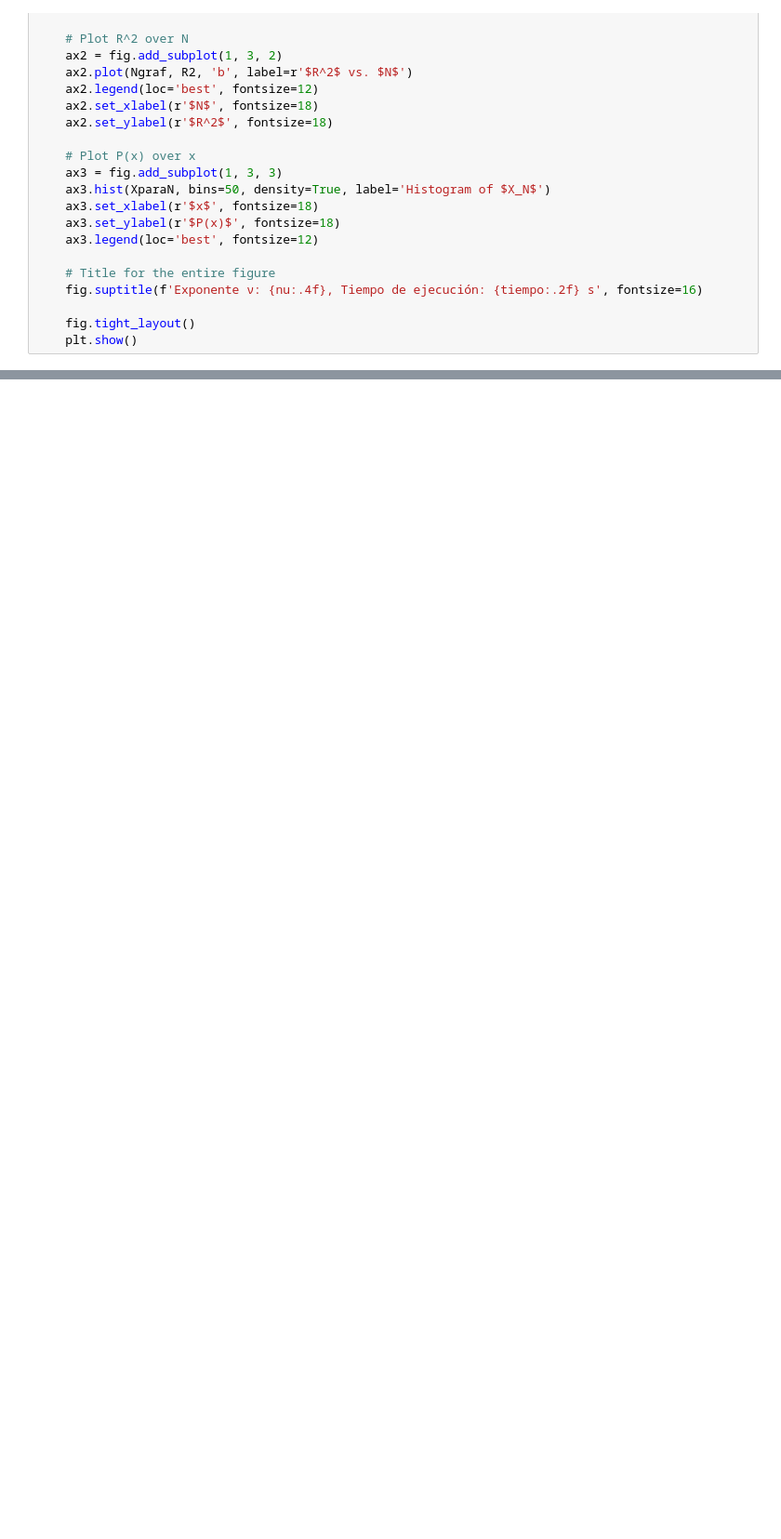
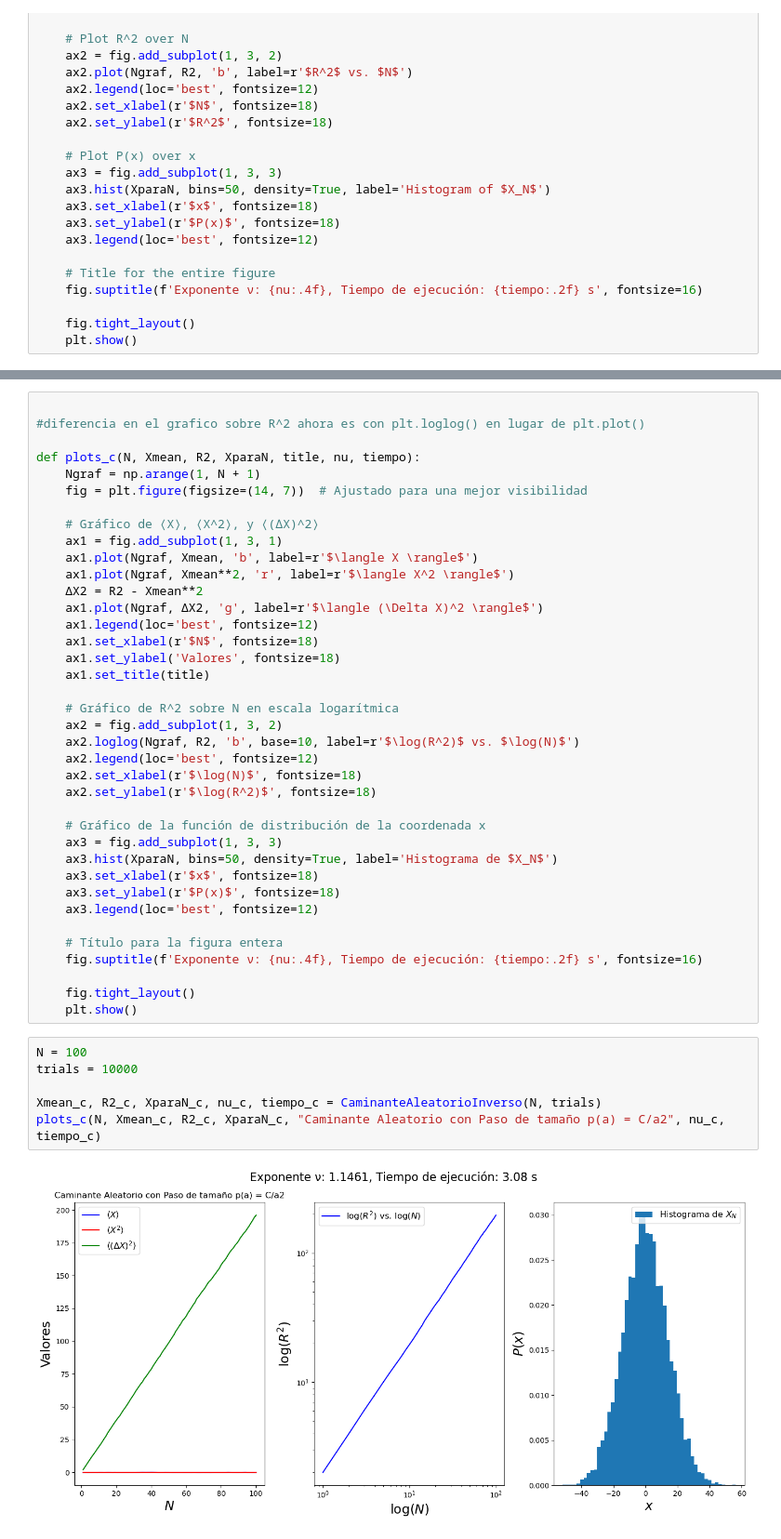
Before and after one commit to apareram/f-sica-computacional, a Jupyter notebook: e2/hacia2parcial.ipynb, the cells around one changed output, grey strips where cells are left out. Shown at 93% size. Cells and saved outputs as stored; diff of their text form; blank space fills up the shorter version.

```diff
--- a/e2/hacia2parcial.ipynb
+++ b/e2/hacia2parcial.ipynb
@@ -116,0 +186,46 @@ plots(N, Xmean, R2, XparaN, "Caminante Aleatorio con Paso Variable", nu, tiempo)
+# %%
+
+#diferencia en el grafico sobre R^2 ahora es con plt.loglog() en lugar de plt.plot()
+
+def plots_c(N, Xmean, R2, XparaN, title, nu, tiempo):
+    Ngraf = np.arange(1, N + 1)
+    fig = plt.figure(figsize=(14, 7))  # Ajustado para una mejor visibilidad
+
+    # Gráfico de ⟨X⟩, ⟨X^2⟩, y ⟨(∆X)^2⟩
+    ax1 = fig.add_subplot(1, 3, 1)
+    ax1.plot(Ngraf, Xmean, 'b', label=r'$\langle X \rangle$')
+    ax1.plot(Ngraf, Xmean**2, 'r', label=r'$\langle X^2 \rangle$')
+    ΔX2 = R2 - Xmean**2
+    ax1.plot(Ngraf, ΔX2, 'g', label=r'$\langle (\Delta X)^2 \rangle$')
+    ax1.legend(loc='best', fontsize=12)
+    ax1.set_xlabel(r'$N$', fontsize=18)
+    ax1.set_ylabel('Valores', fontsize=18)
+    ax1.set_title(title)
+
+    # Gráfico de R^2 sobre N en escala logarítmica
+    ax2 = fig.add_subplot(1, 3, 2)
+    ax2.loglog(Ngraf, R2, 'b', base=10, label=r'$\log(R^2)$ vs. $\log(N)$')
+    ax2.legend(loc='best', fontsize=12)
+    ax2.set_xlabel(r'$\log(N)$', fontsize=18)
+    ax2.set_ylabel(r'$\log(R^2)$', fontsize=18)
+
+    # Gráfico de la función de distribución de la coordenada x
+    ax3 = fig.add_subplot(1, 3, 3)
+    ax3.hist(XparaN, bins=50, density=True, label='Histograma de $X_N$')
+    ax3.set_xlabel(r'$x$', fontsize=18)
+    ax3.set_ylabel(r'$P(x)$', fontsize=18)
+    ax3.legend(loc='best', fontsize=12)
+
+    # Título para la figura entera
+    fig.suptitle(f'Exponente ν: {nu:.4f}, Tiempo de ejecución: {tiempo:.2f} s', fontsize=16)
+
+    fig.tight_layout()
+    plt.show()
+# %%
+N = 100
+trials = 10000
+
+Xmean_c, R2_c, XparaN_c, nu_c, tiempo_c = CaminanteAleatorioInverso(N, trials)
+plots_c(N, Xmean_c, R2_c, XparaN_c, "Caminante Aleatorio con Paso de tamaño p(a) = C/a2", nu_c, tiempo_c)
+# %% [output]
+[figure, added]
```
Also changed, not shown: parts of 47 cells of this notebook, 6 other files.
